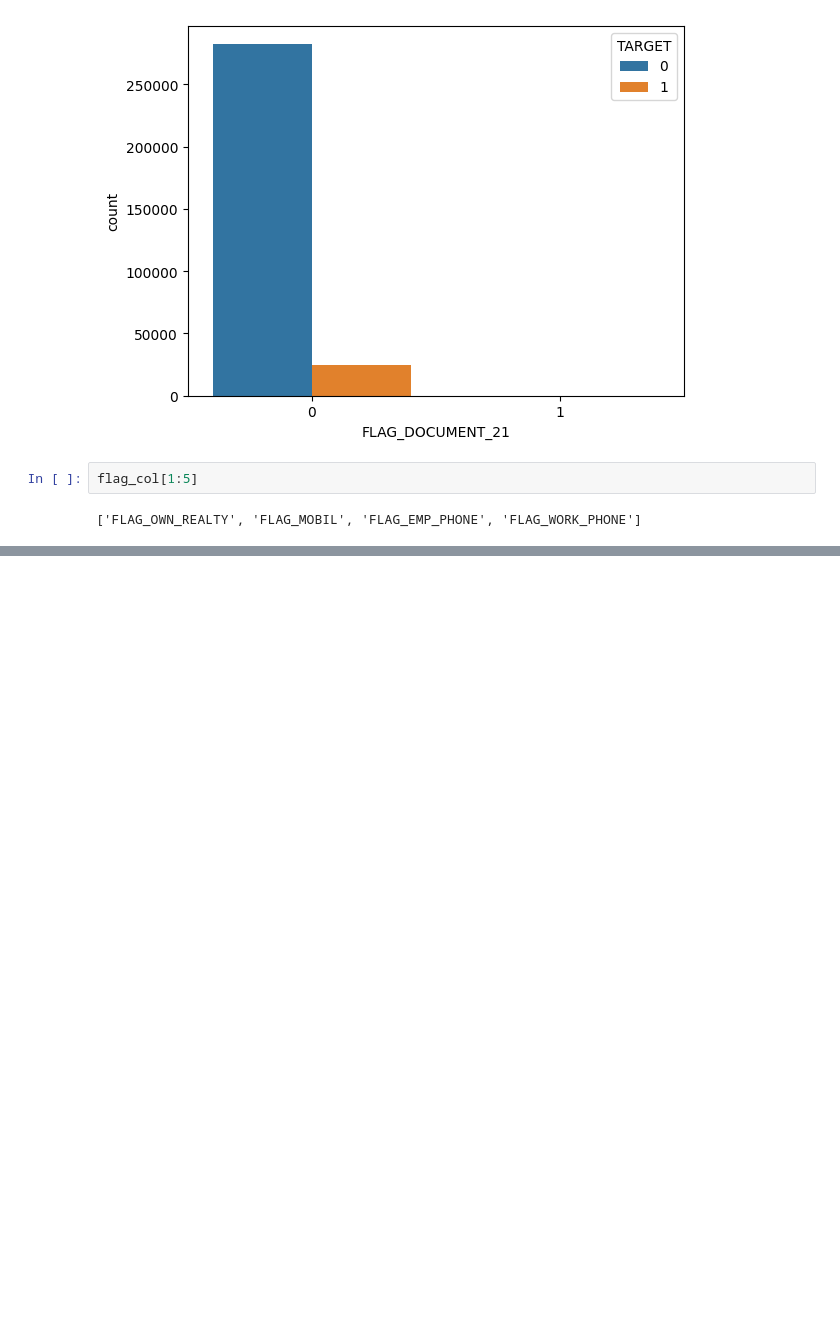
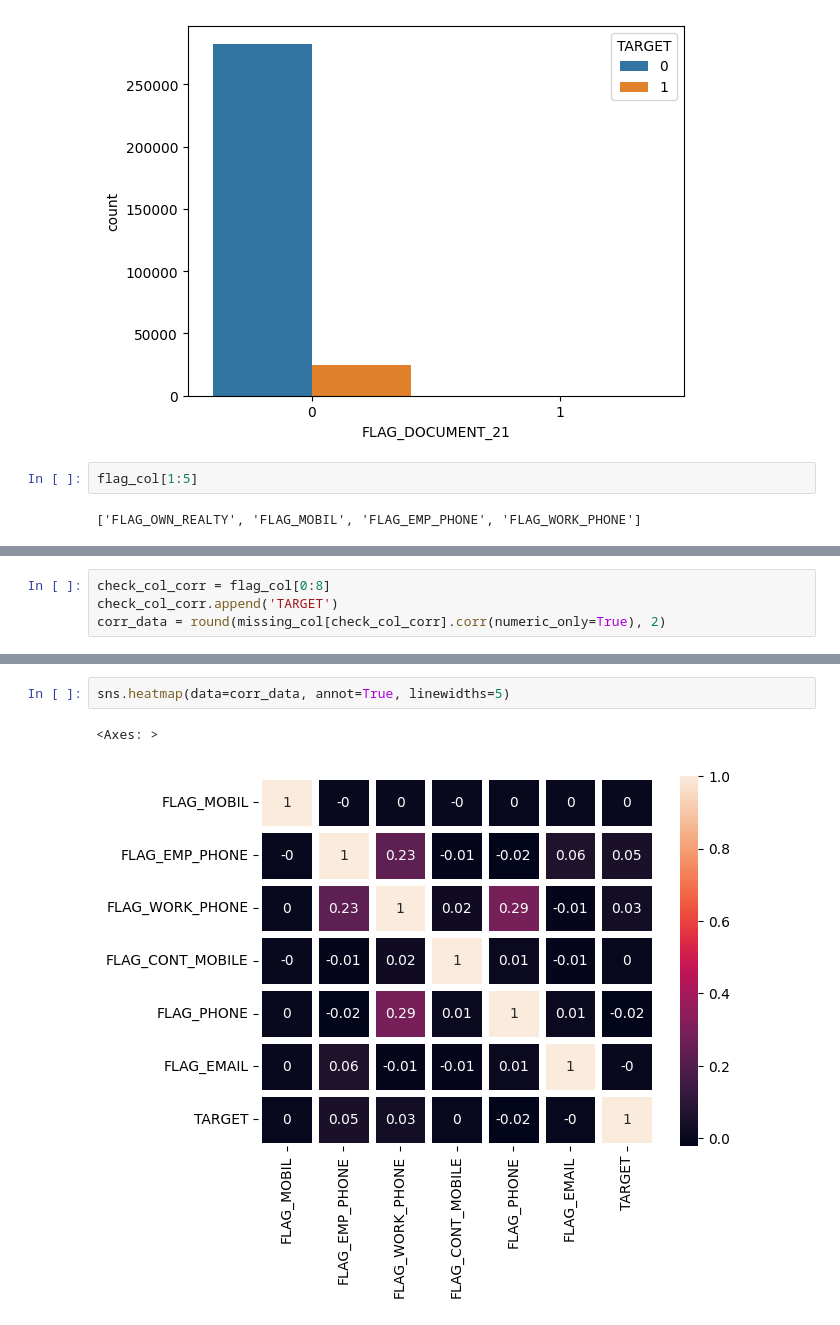
Before and after one commit to jin-raii/netflix-clone, a Jupyter notebook: notebook349a4453cc.ipynb, the cells around one changed output, grey strips where cells are left out. Cells and saved outputs as stored; diff of their text form; blank space fills up the shorter version.

```diff
--- a/notebook349a4453cc.ipynb
+++ b/notebook349a4453cc.ipynb
@@ -237 +243,5 @@ for i, col in enumerate(flag_col):
 [figure]
+# %%
+check_col_corr = flag_col[0:8]
+check_col_corr.append('TARGET')
+corr_data = round(missing_col[check_col_corr].corr(numeric_only=True), 2)
@@ -237,0 +251,5 @@ for i, col in enumerate(flag_col):
+# %%
+sns.heatmap(data=corr_data, annot=True, linewidths=5)
+# %% [output]
+<Axes: >
+[figure, added]
```
Also changed, not shown: parts of 2 cells of this notebook.
